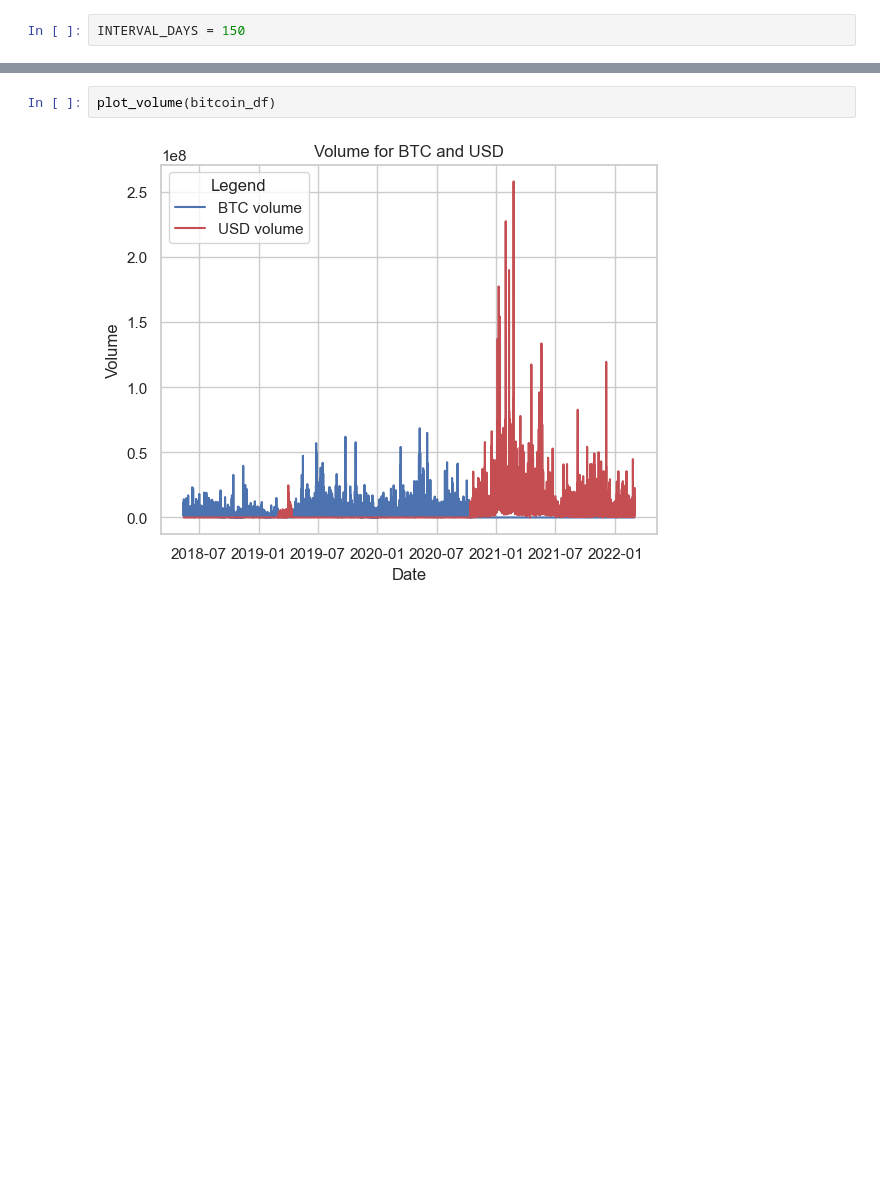
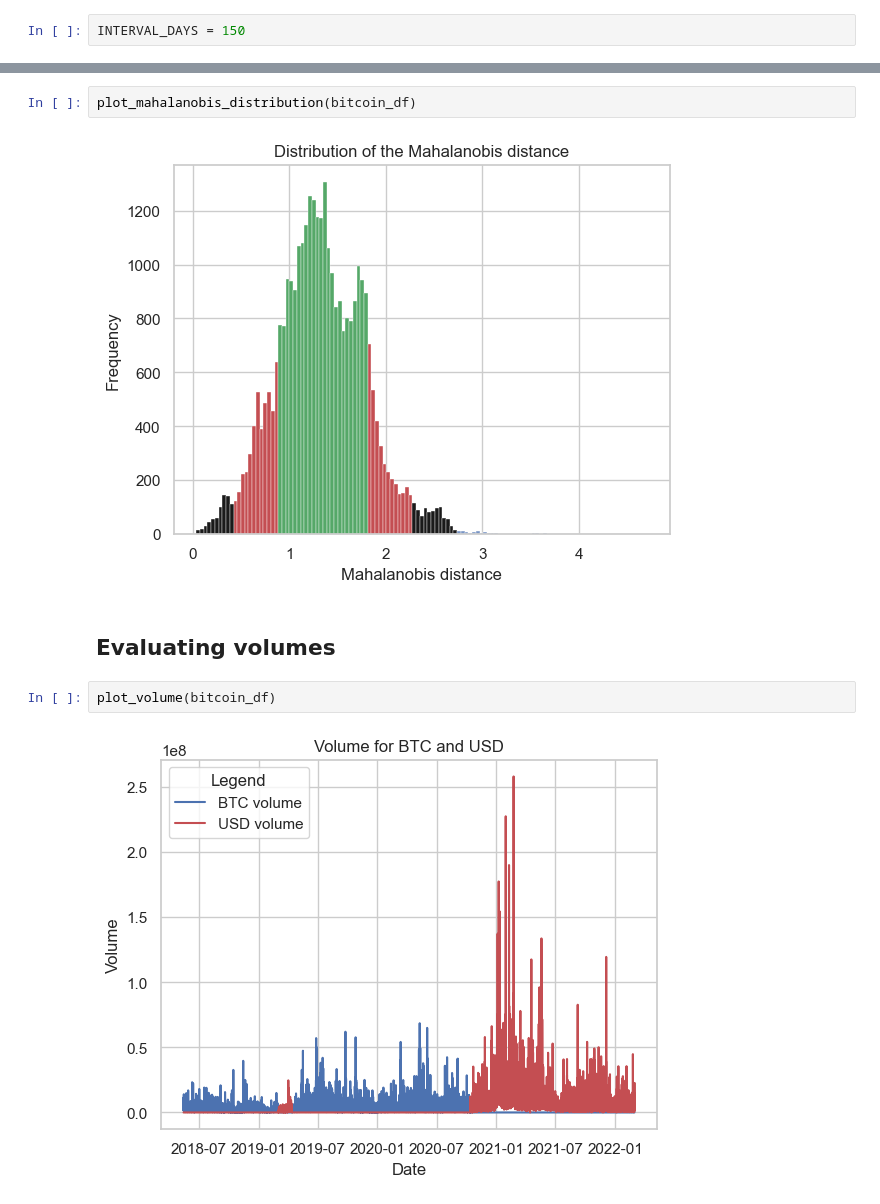
Before and after one commit to iAndRYou/anomalies, a Jupyter notebook: model.ipynb, the cells around one changed output, grey strips where cells are left out. Saved outputs shown, nothing was run; the diff lists cells and outputs as text; blank space fills up the shorter version.

Commit message:
plot distribution

```diff
--- a/model.ipynb
+++ b/model.ipynb
@@ -45,3 +64,9 @@ plot_price(bitcoin_df)
+# %%
+plot_mahalanobis_distribution(bitcoin_df)
+# %% [output]
+[figure, added]
+# %% [markdown]
+## Evaluating volumes
 # %%
 plot_volume(bitcoin_df)
 # %% [output]
```
Also changed, not shown: parts of 8 cells of this notebook, 1 other file.
